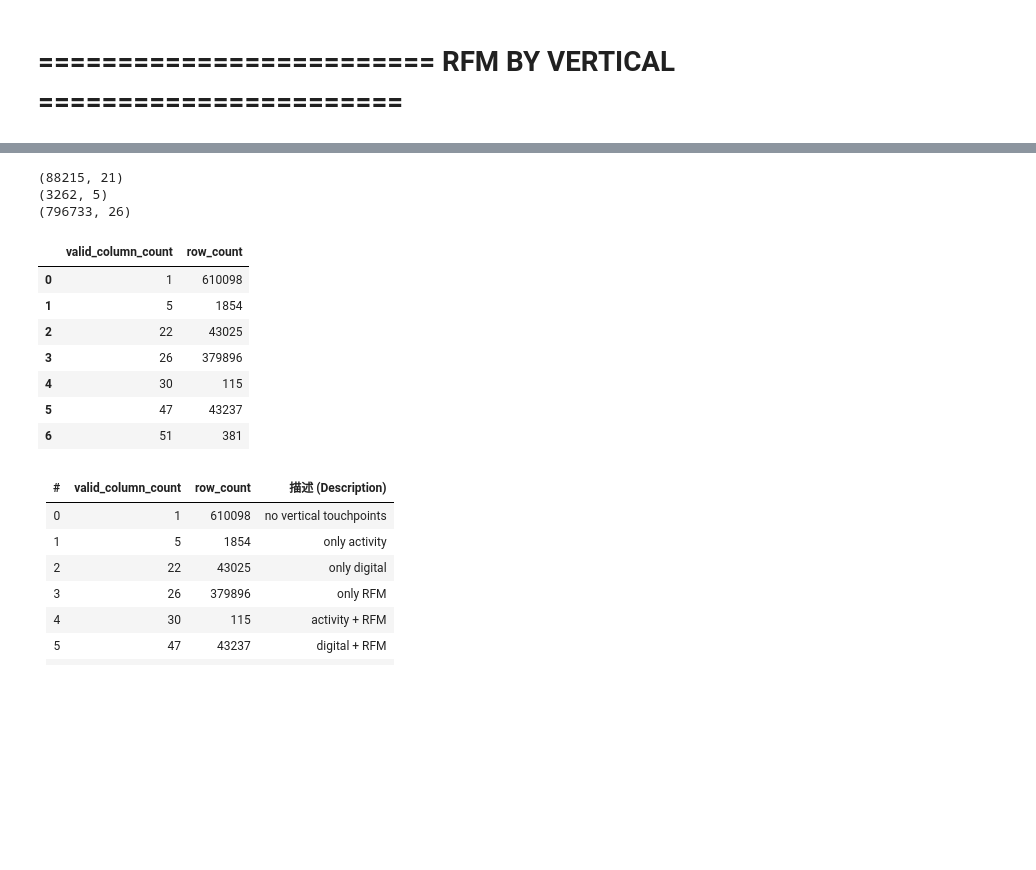
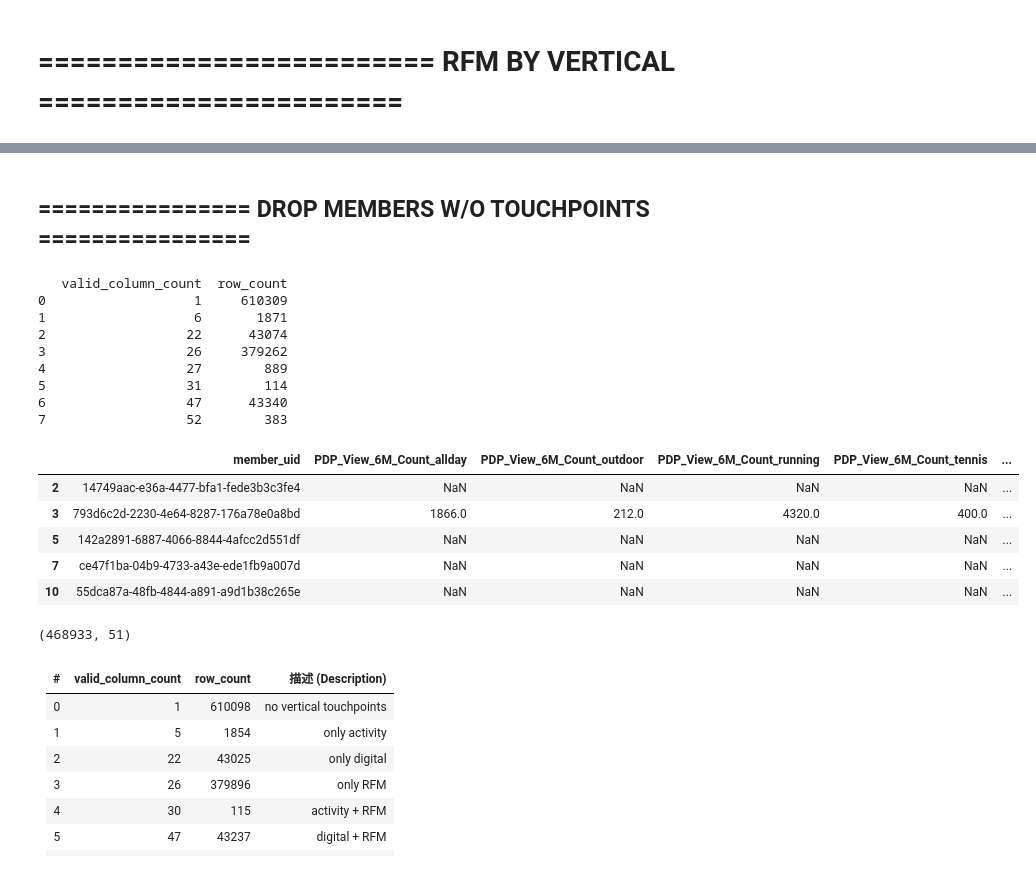
Before and after one commit to yujiexiang-815/ds-customer-segmentation, a Jupyter notebook: vertical affinity.ipynb, the cells around one changed output, grey strips where cells are left out. Saved outputs shown, nothing was run; the diff lists cells and outputs as text; code cells hidden in the pictures; blank space fills up the shorter version.

```diff
--- a/vertical affinity.ipynb
+++ b/vertical affinity.ipynb
@@ -430,9 +407,14 @@ cond_train = activity['name'].str.contains(
     na=False, case=False
 )
 
-conditions = [cond_run, cond_outdoor, cond_train]
-choices = ['run', 'outdoor', 'train']
-default_value = 'others'
+cond_tennis = activity['name'].str.contains(
+    '网球',
+    na=False, case=False
+)
+
+conditions = [cond_run, cond_outdoor, cond_train, cond_tennis]
+choices = ['running', 'outdoor', 'train','tennis']
+default_value = 'allday'
 
 activity['activity_category'] = np.select(conditions, choices, default=default_value)
 
@@ -442,5 +424,5 @@ result = activity.dropna(subset=['activity_category']).groupby(
     ['member_uid', 'activity_category']
 ).size().reset_index(name='count')
 
-print(result)
+print(result.head())
 # %% [output]
@@ -669,3 +644,10 @@ except Exception as e:
 # %%
+# 负数变成0
+cols_to_clip = base_RFM_vertical.columns.drop('member_uid')
+
+# 2. 对这些数值列应用 clip(lower=0)
+# df[cols_to_clip] = ... 只对选定的列进行赋值操作
+base_RFM_vertical[cols_to_clip] = base_RFM_vertical[cols_to_clip].clip(lower=0)
+
 base_RFM_vertical.describe()
 # %% [output]
@@ -682,7 +663,7 @@ base_RFM_vertical.describe()
 # %%
 final_RFM_vertical = base_RFM_vertical.fillna({
-    'R_run': 9999,
-    'R_tennis':9999,
+    'R_running': 9999,
+    'R_tennis': 9999,
     'R_allday': 9999,
     'R_training':9999,
     'R_outdoor':9999
@@ -748,8 +720,8 @@ display(member_filtered.head())
 # %%
-final_df = member_filtered[['member_uid']].merge(final_digital, left_on='member_uid',right_on='account_id', how='left') \
+all_member_df = member_filtered[['member_uid']].merge(final_digital, left_on='member_uid',right_on='account_id', how='left') \
               .merge(final_activity, on='member_uid', how='left') \
               .merge(final_RFM_vertical, on='member_uid', how='left')
 
 # 查看结果
-final_df.head()
+all_member_df.head()
 # %% [output]
@@ -781,24 +734,36 @@ final_df.describe()
-# %%
-print(final_digital.shape)
-print(final_activity.shape)
-print(final_RFM_vertical.shape)
-# %% [output]
-(88215, 21)
-(3262, 5)
-(796733, 26)
+# %% [markdown]
+## ================ DROP MEMBERS W/O TOUCHPOINTS ================
 # %%
-final_df_analysis = final_df.copy()
-final_df_analysis['valid_column_count'] = final_df_analysis.count(axis=1)
-final_df_analysis.groupby('valid_column_count').size().reset_index(name='row_count')
+final_df = all_member_df.copy()
+final_df['valid_column_count'] = final_df.count(axis=1)
+print(final_df.groupby('valid_column_count').size().reset_index(name='row_count'))
+
+final_df = final_df[
+    final_df['valid_column_count'] != 1
+]
+
+# 2. 删除列：删除 'account_id' 这一列
+# axis=1 表示删除的是列；inplace=True 表示直接修改原 DataFrame
+final_df.drop(columns=['account_id','valid_column_count'], inplace=True)
+display(final_df.head(5))
+print(final_df.shape)
 # %% [output]
+   valid_column_count  row_count
+0                   1     610309
+1                   6       1871
+2                  22      43074
+3                  26     379262
+4                  27        889
+5                  31        114
+6                  47      43340
+7                  52        383
-|  | valid_column_count | row_count |
-| 0 | 1 | 610098 |
-| 1 | 5 | 1854 |
-| 2 | 22 | 43025 |
-| 3 | 26 | 379896 |
-| 4 | 30 | 115 |
-| 5 | 47 | 43237 |
-| 6 | 51 | 381 |
+|  | member_uid | PDP_View_6M_Count_allday | PDP_View_6M_Count_outdoor | PDP_View_6M_Count_running | PDP_View_6M_Count_tennis | ... |
+| 2 | 14749aac-e36a-4477-bfa1-fede3b3c3fe4 | NaN | NaN | NaN | NaN | ... |
+| 3 | 793d6c2d-2230-4e64-8287-176a78e0a8bd | 1866.0 | 212.0 | 4320.0 | 400.0 | ... |
+| 5 | 142a2891-6887-4066-8844-4afcc2d551df | NaN | NaN | NaN | NaN | ... |
+| 7 | ce47f1ba-04b9-4733-a43e-ede1fb9a007d | NaN | NaN | NaN | NaN | ... |
+| 10 | 55dca87a-48fb-4844-a891-a9d1b38c265e | NaN | NaN | NaN | NaN | ... |
+(468933, 51)
 # %% [markdown]
 | # | valid\_column\_count | row\_count | 描述 (Description) |
 | :---: | :------------------: | :---------: | :------------------ |
```
Also changed, not shown: parts of 42 cells of this notebook.
